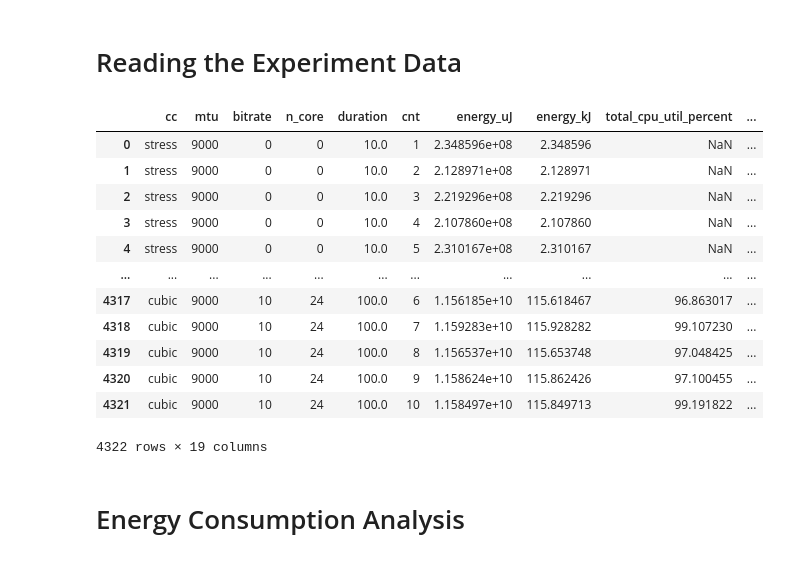
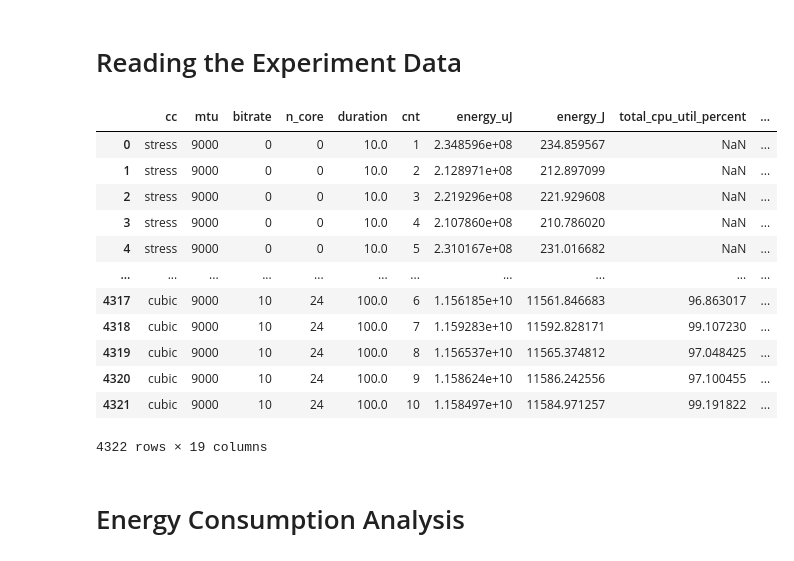
Before and after one commit to serhatarslan-hub/power-of-cc, a Jupyter notebook: analysis/iperf_analysis_for_energy_overhead.ipynb, the cells around one changed output. Drawn from its saved outputs; the diff is of its cells as text; code cells hidden in the pictures.

```diff
--- a/analysis/iperf_analysis_for_energy_overhead.ipynb
+++ b/analysis/iperf_analysis_for_energy_overhead.ipynb
@@ -38,22 +38,22 @@ if (SAVE_FIG):
 # Reading the Experiment Data
 # %%
 exp_df = energy_analysis_helpers.read_energy_log(exp_filename)
-exp_df['energy_kJ'] = exp_df['energy_uJ'] * 10e-9
+exp_df['energy_J'] = exp_df['energy_uJ'] / 1000000
 exp_df = energy_analysis_helpers.read_iperf_log(exp_df, data_folder)
 exp_df
 # %% [output]
-|  | cc | mtu | bitrate | n_core | duration | cnt | energy_uJ | energy_kJ | total_cpu_util_percent | ... |
-| 0 | stress | 9000 | 0 | 0 | 10.0 | 1 | 2.348596e+08 | 2.348596 | NaN | ... |
-| 1 | stress | 9000 | 0 | 0 | 10.0 | 2 | 2.128971e+08 | 2.128971 | NaN | ... |
-| 2 | stress | 9000 | 0 | 0 | 10.0 | 3 | 2.219296e+08 | 2.219296 | NaN | ... |
-| 3 | stress | 9000 | 0 | 0 | 10.0 | 4 | 2.107860e+08 | 2.107860 | NaN | ... |
-| 4 | stress | 9000 | 0 | 0 | 10.0 | 5 | 2.310167e+08 | 2.310167 | NaN | ... |
+|  | cc | mtu | bitrate | n_core | duration | cnt | energy_uJ | energy_J | total_cpu_util_percent | ... |
+| 0 | stress | 9000 | 0 | 0 | 10.0 | 1 | 2.348596e+08 | 234.859567 | NaN | ... |
+| 1 | stress | 9000 | 0 | 0 | 10.0 | 2 | 2.128971e+08 | 212.897099 | NaN | ... |
+| 2 | stress | 9000 | 0 | 0 | 10.0 | 3 | 2.219296e+08 | 221.929608 | NaN | ... |
+| 3 | stress | 9000 | 0 | 0 | 10.0 | 4 | 2.107860e+08 | 210.786020 | NaN | ... |
+| 4 | stress | 9000 | 0 | 0 | 10.0 | 5 | 2.310167e+08 | 231.016682 | NaN | ... |
 | ... | ... | ... | ... | ... | ... | ... | ... | ... | ... | ... |
-| 4317 | cubic | 9000 | 10 | 24 | 100.0 | 6 | 1.156185e+10 | 115.618467 | 96.863017 | ... |
-| 4318 | cubic | 9000 | 10 | 24 | 100.0 | 7 | 1.159283e+10 | 115.928282 | 99.107230 | ... |
-| 4319 | cubic | 9000 | 10 | 24 | 100.0 | 8 | 1.156537e+10 | 115.653748 | 97.048425 | ... |
-| 4320 | cubic | 9000 | 10 | 24 | 100.0 | 9 | 1.158624e+10 | 115.862426 | 97.100455 | ... |
-| 4321 | cubic | 9000 | 10 | 24 | 100.0 | 10 | 1.158497e+10 | 115.849713 | 99.191822 | ... |
+| 4317 | cubic | 9000 | 10 | 24 | 100.0 | 6 | 1.156185e+10 | 11561.846683 | 96.863017 | ... |
+| 4318 | cubic | 9000 | 10 | 24 | 100.0 | 7 | 1.159283e+10 | 11592.828171 | 99.107230 | ... |
+| 4319 | cubic | 9000 | 10 | 24 | 100.0 | 8 | 1.156537e+10 | 11565.374812 | 97.048425 | ... |
+| 4320 | cubic | 9000 | 10 | 24 | 100.0 | 9 | 1.158624e+10 | 11586.242556 | 97.100455 | ... |
+| 4321 | cubic | 9000 | 10 | 24 | 100.0 | 10 | 1.158497e+10 | 11584.971257 | 99.191822 | ... |
 4322 rows × 19 columns
 # %% [markdown]
 # Energy Consumption Analysis
```
Also changed, not shown: parts of 7 cells of this notebook, 43 other files.
